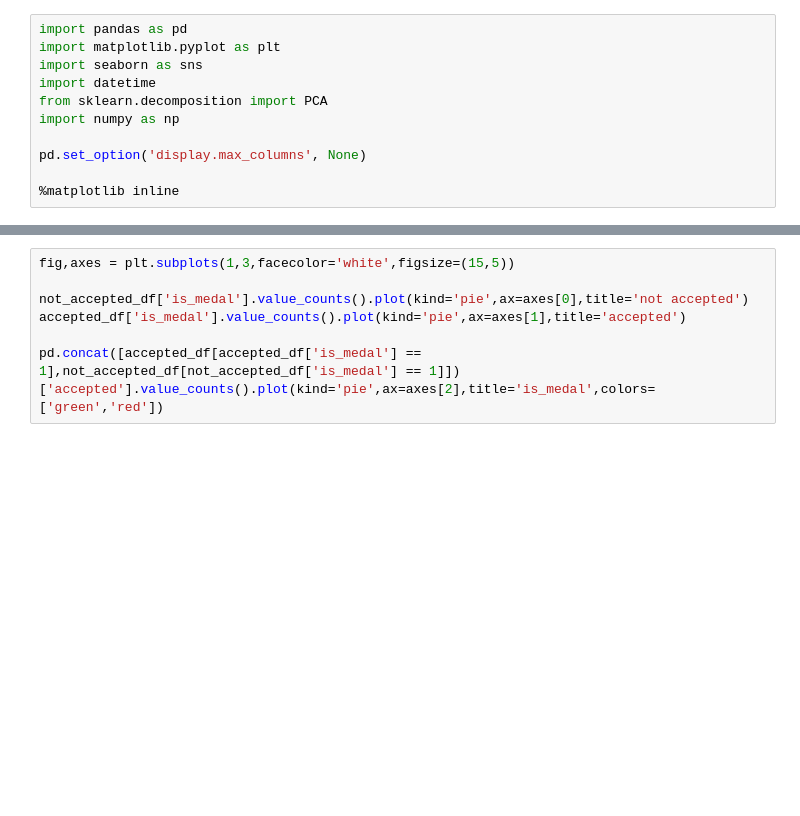
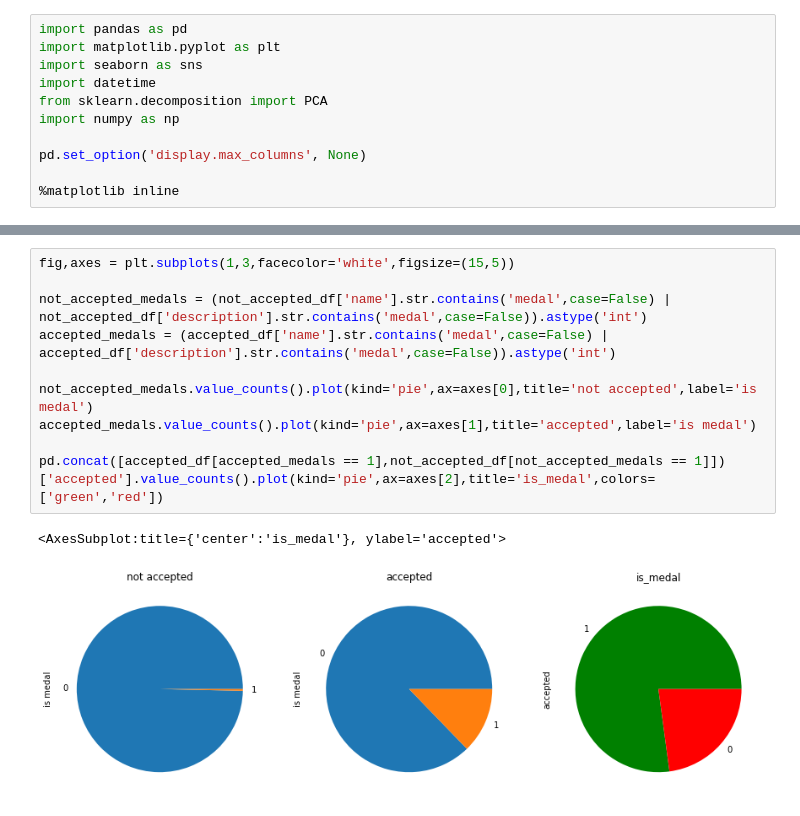
Before and after one commit to LironMat/ds_project, a Jupyter notebook: eda.ipynb, the cells around one changed output, grey strips where cells are left out. Saved outputs shown, nothing was run; the diff lists cells and outputs as text; blank space fills up the shorter version.

```diff
--- a/eda.ipynb
+++ b/eda.ipynb
@@ -62,7 +99,13 @@ sns.heatmap(accepted_item_slot_corr-not_accepted_item_slot_corr,ax=axes[2])
 # %%
 fig,axes = plt.subplots(1,3,facecolor='white',figsize=(15,5))
 
-not_accepted_df['is_medal'].value_counts().plot(kind='pie',ax=axes[0],title='not accepted')
-accepted_df['is_medal'].value_counts().plot(kind='pie',ax=axes[1],title='accepted')
+not_accepted_medals = (not_accepted_df['name'].str.contains('medal',case=False) | not_accepted_df['description'].str.contains('medal',case=False)).astype('int')
+accepted_medals = (accepted_df['name'].str.contains('medal',case=False) | accepted_df['description'].str.contains('medal',case=False)).astype('int')
 
-pd.concat([accepted_df[accepted_df['is_medal'] == 1],not_accepted_df[not_accepted_df['is_medal'] == 1]])['accepted'].value_counts().plot(kind='pie',ax=axes[2],title='is_medal',colors=['green','red'])
+not_accepted_medals.value_counts().plot(kind='pie',ax=axes[0],title='not accepted',label='is medal')
+accepted_medals.value_counts().plot(kind='pie',ax=axes[1],title='accepted',label='is medal')
+
+pd.concat([accepted_df[accepted_medals == 1],not_accepted_df[not_accepted_medals == 1]])['accepted'].value_counts().plot(kind='pie',ax=axes[2],title='is_medal',colors=['green','red'])
+# %% [output]
+<AxesSubplot:title={'center':'is_medal'}, ylabel='accepted'>
+[figure, added]
```
Also changed, not shown: parts of 17 cells of this notebook, 7 other files.
